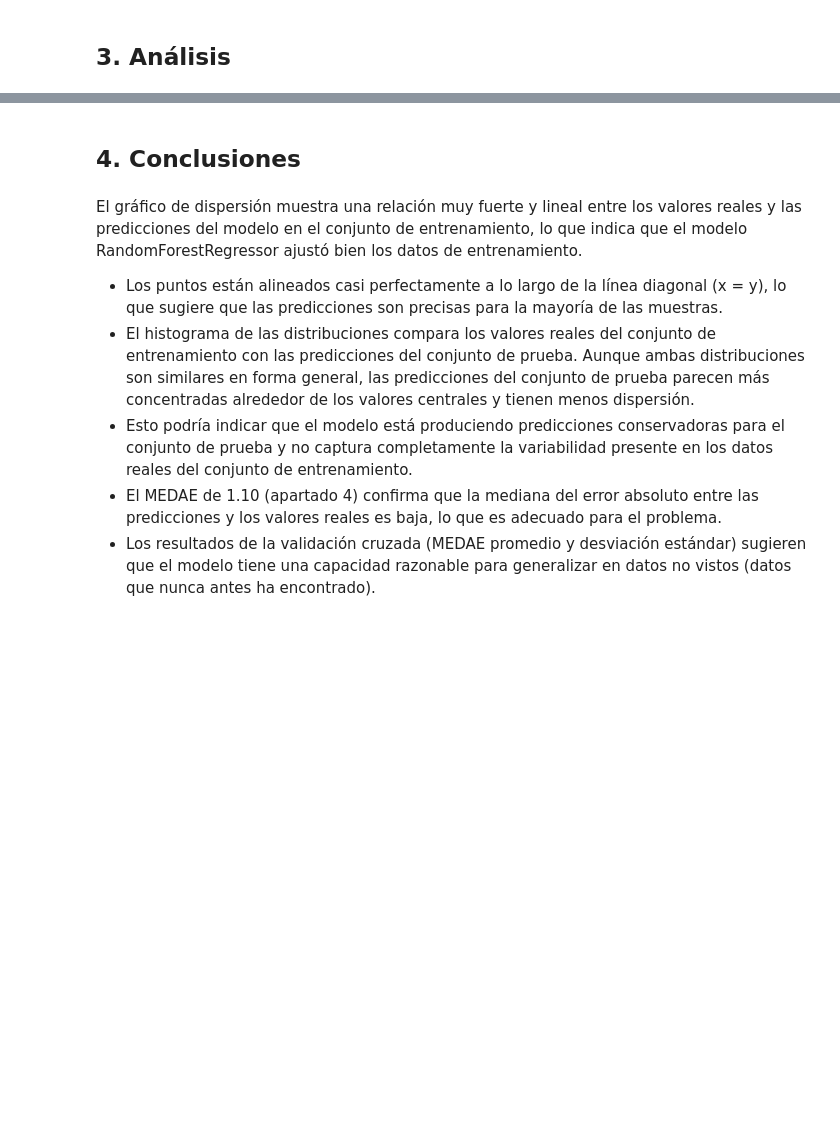
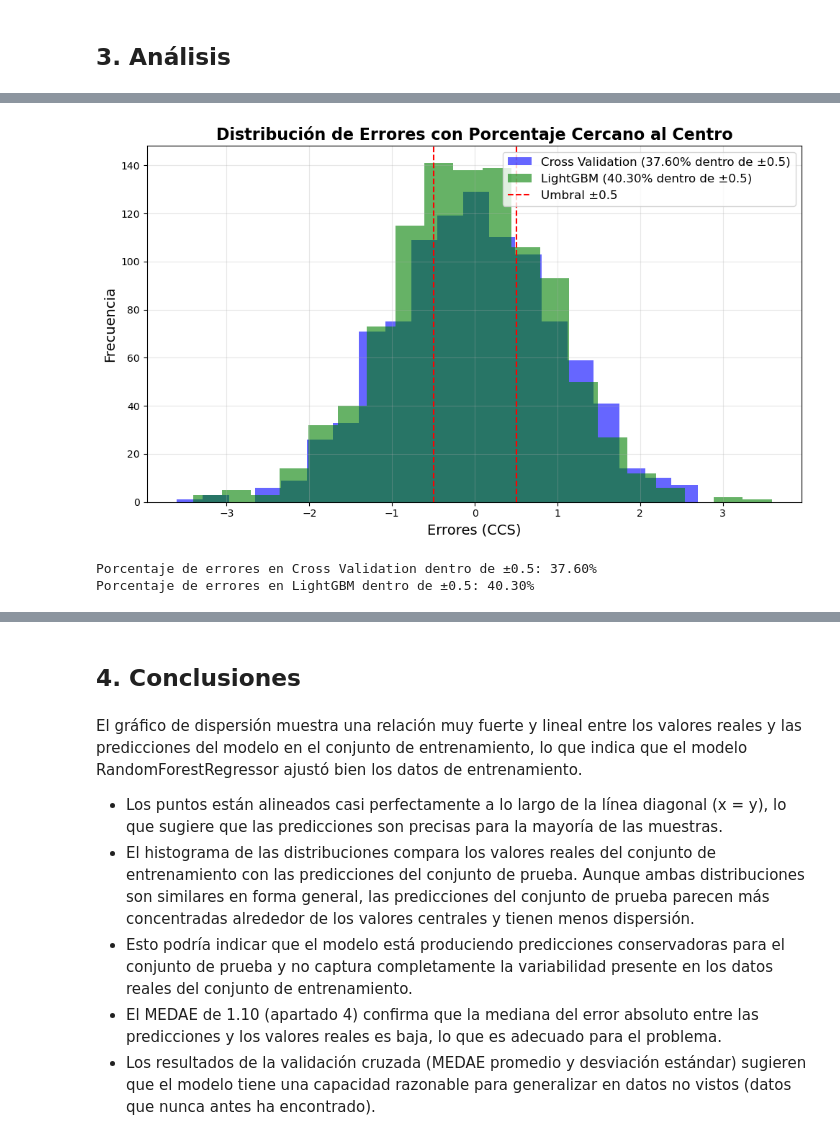
Before and after one commit to gabriellazovsky/prac3IA, a Jupyter notebook: P3IA_v2.ipynb, the cells around one changed output, grey strips where cells are left out. Cells and saved outputs as stored; diff of their text form; code cells hidden in the pictures; blank space fills up the shorter version.

```diff
--- a/P3IA_v2.ipynb
+++ b/P3IA_v2.ipynb
@@ -398,0 +525,32 @@ except NameError as e:
+# %%
+errors_cv = np.random.normal(loc=0, scale=1, size=1000)  # Errores de Cross Validation
+errors_lgbm = np.random.normal(loc=0, scale=1, size=1000)  # Errores de LightGBM
+
+# Umbral de tolerancia
+tolerance = 0.5
+
+# Calcular porcentaje de errores dentro del rango
+percentage_cv = np.mean((errors_cv >= -tolerance) & (errors_cv <= tolerance)) * 100
+percentage_lgbm = np.mean((errors_lgbm >= -tolerance) & (errors_lgbm <= tolerance)) * 100
+
+# Graficar el histograma de errores
+plt.figure(figsize=(10, 6))
+plt.hist(errors_cv, bins=20, alpha=0.6, label=f'Cross Validation ({percentage_cv:.2f}% dentro de ±{tolerance})', color='blue')
+plt.hist(errors_lgbm, bins=20, alpha=0.6, label=f'LightGBM ({percentage_lgbm:.2f}% dentro de ±{tolerance})', color='green')
+plt.axvline(-tolerance, color='red', linestyle='--', label=f'Umbral ±{tolerance}')
+plt.axvline(tolerance, color='red', linestyle='--')
+plt.xlabel('Errores (CCS)', fontsize=14)
+plt.ylabel('Frecuencia', fontsize=14)
+plt.title('Distribución de Errores con Porcentaje Cercano al Centro', fontsize=16, fontweight='bold')
+plt.legend(fontsize=12)
+plt.grid(alpha=0.3)
+plt.tight_layout()
+plt.show()
+
+# Mostrar los porcentajes en texto
+print(f"Porcentaje de errores en Cross Validation dentro de ±{tolerance}: {percentage_cv:.2f}%")
+print(f"Porcentaje de errores en LightGBM dentro de ±{tolerance}: {percentage_lgbm:.2f}%")
+# %% [output]
+[figure, added]
+Porcentaje de errores en Cross Validation dentro de ±0.5: 37.60%
+Porcentaje de errores en LightGBM dentro de ±0.5: 40.30%
```
Also changed, not shown: parts of 24 cells of this notebook, 1 other file.
